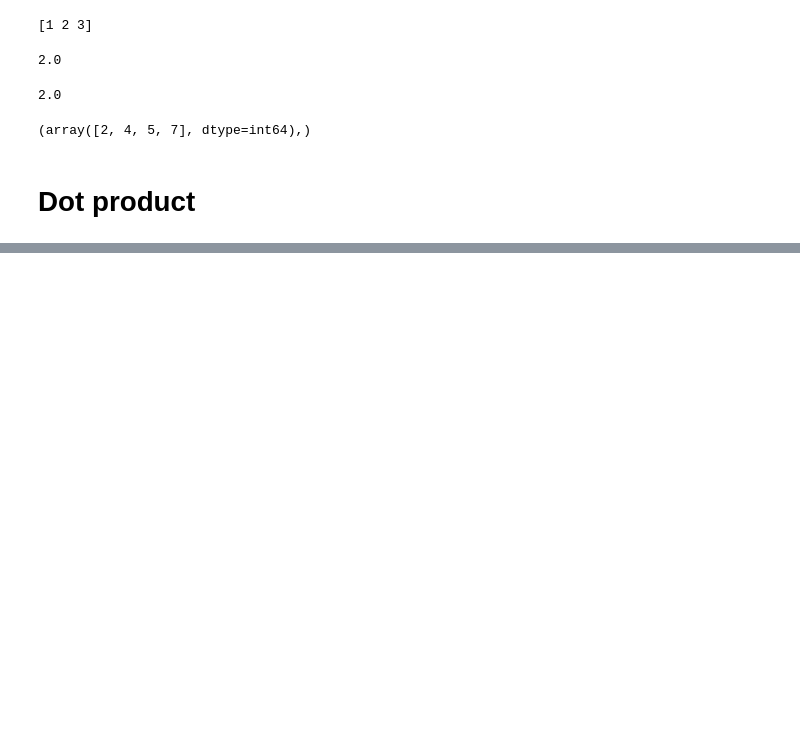
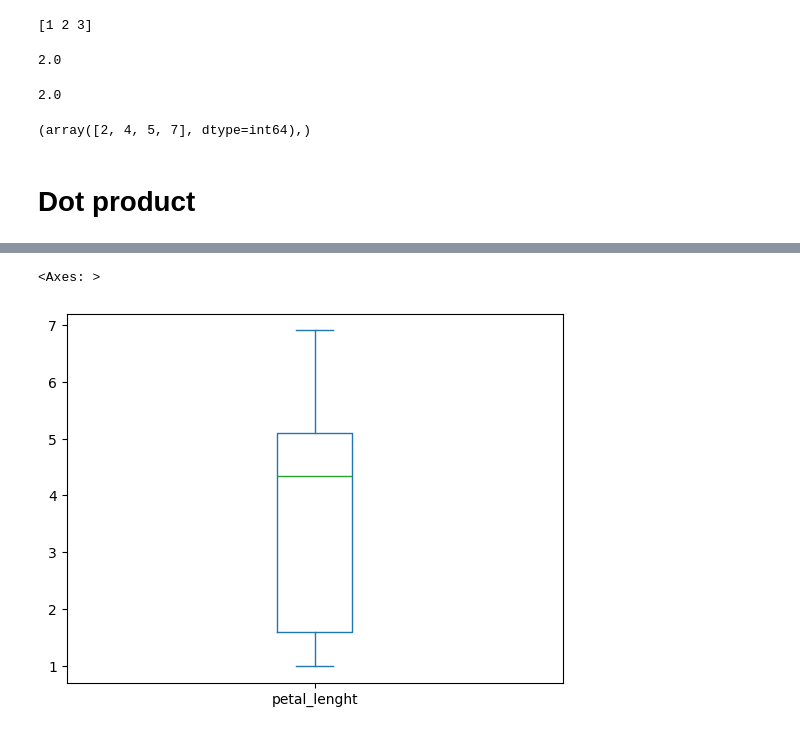
Before and after one commit to RafaelTakata0105/Data-analytics, a Jupyter notebook: notebooks/intro_numpy_pandas.ipynb, the cells around one changed output, grey strips where cells are left out. Cells and saved outputs as stored; diff of their text form; code cells hidden in the pictures; blank space fills up the shorter version.

```diff
--- a/notebooks/intro_numpy_pandas.ipynb
+++ b/notebooks/intro_numpy_pandas.ipynb
@@ -179,0 +372,5 @@ Total time: 0.012090444564819336
+# %%
+df['petal_lenght'].plot(kind='box')
+# %% [output]
+<Axes: >
+[figure, added]
```
Also changed, not shown: parts of 24 cells of this notebook.
